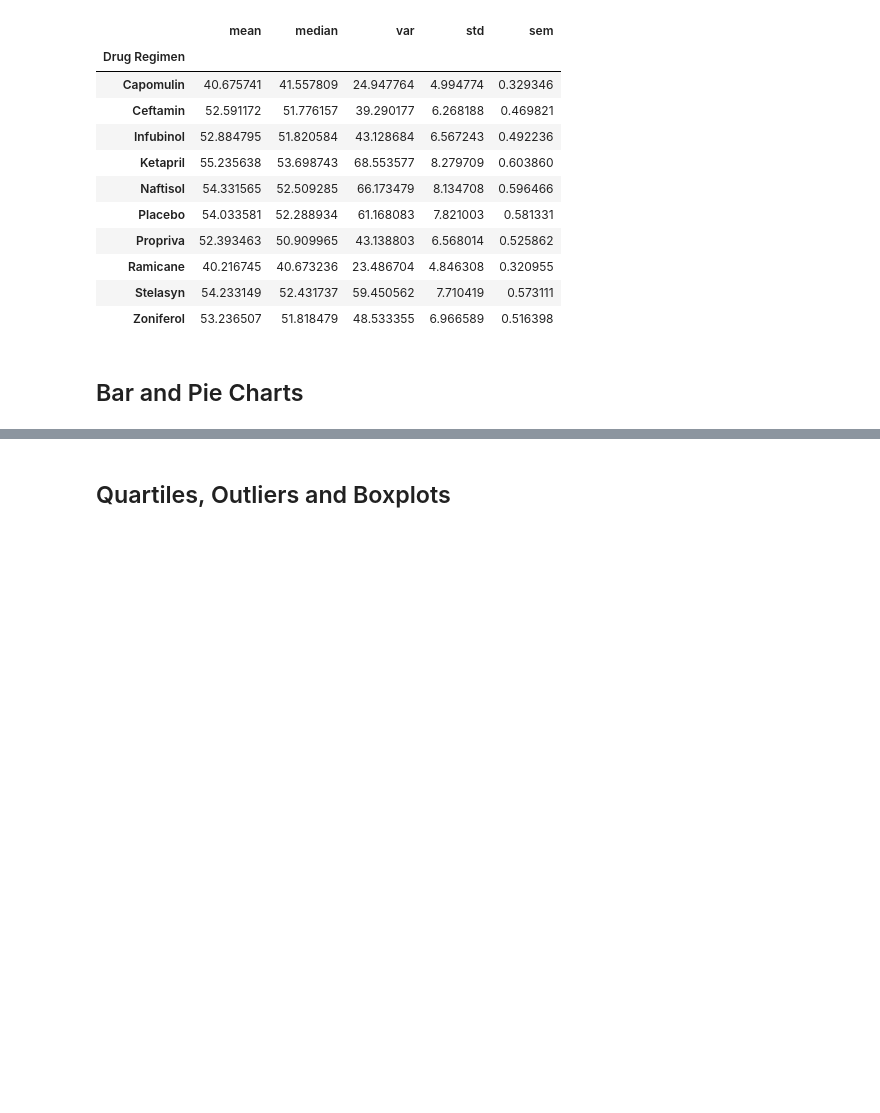
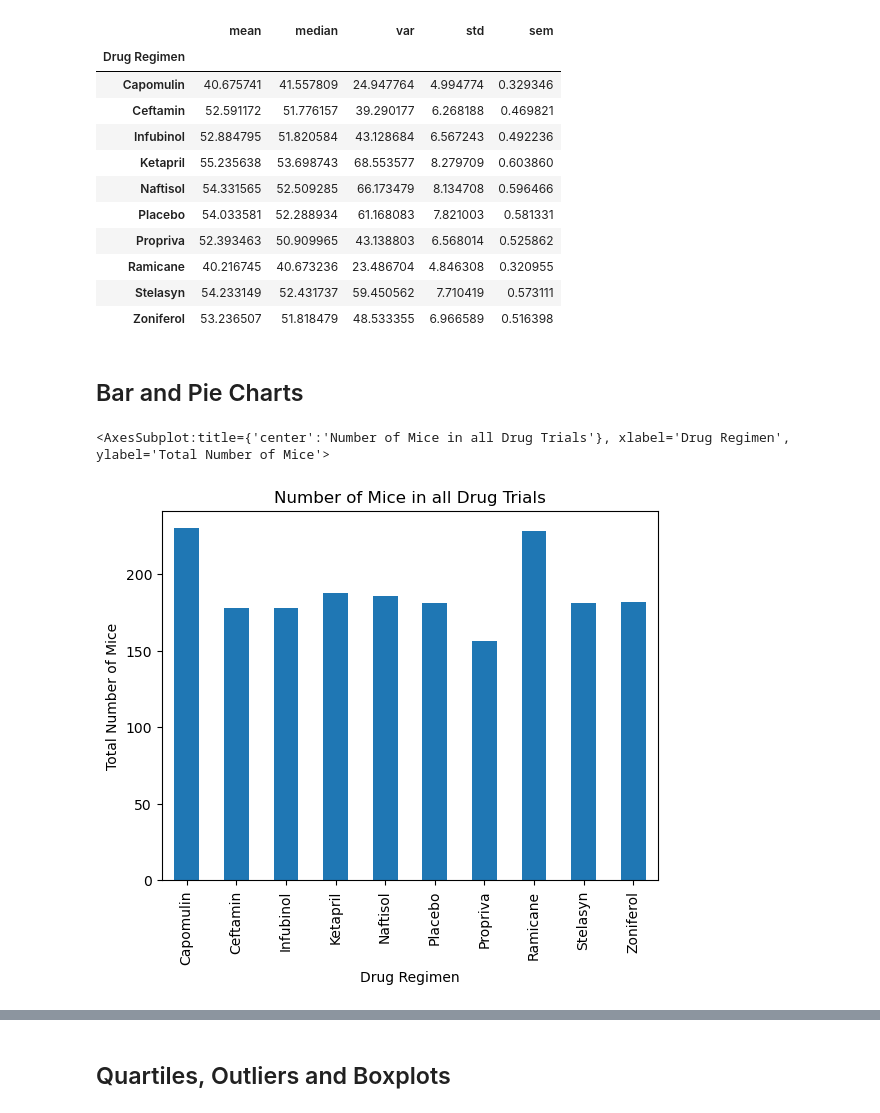
Before and after one commit to ShoaibFarooqui/pandas-and-matplotlib, a Jupyter notebook: module_5_starter_code/Pymaceuticals/pymaceuticals_starter.ipynb, the cells around one changed output, grey strips where cells are left out. Saved outputs shown, nothing was run; the diff lists cells and outputs as text; code cells hidden in the pictures; blank space fills up the shorter version.

```diff
--- a/module_5_starter_code/Pymaceuticals/pymaceuticals_starter.ipynb
+++ b/module_5_starter_code/Pymaceuticals/pymaceuticals_starter.ipynb
@@ -154,8 +154,11 @@ no_dup_df.groupby(no_dup_df["Drug Regimen"])["Tumor Volume (mm3)"].agg(['mean','
 ## Bar and Pie Charts
 # %%
 # # Generate a bar plot showing the total number of timepoints for all mice tested for each drug regimen using Pandas.
-# measurements = no_dup_df.groupby("Drug Regimen")["Timepoint"].count()
-# measurements.plot(kind='bar', ylabel="Total Number of Mice", title="Number of Mice in all Drug Trials")
+measurements = no_dup_df.groupby("Drug Regimen")["Timepoint"].count()
+measurements.plot(kind='bar', ylabel="Total Number of Mice", title="Number of Mice in all Drug Trials")
+# %% [output]
+<AxesSubplot:title={'center':'Number of Mice in all Drug Trials'}, xlabel='Drug Regimen', ylabel='Total Number of Mice'>
+[figure, added]
 # %%
 # Generate a bar plot showing the total number of timepoints for all mice tested for each drug regimen using pyplot.
 
```
Also changed, not shown: parts of 6 cells of this notebook.
